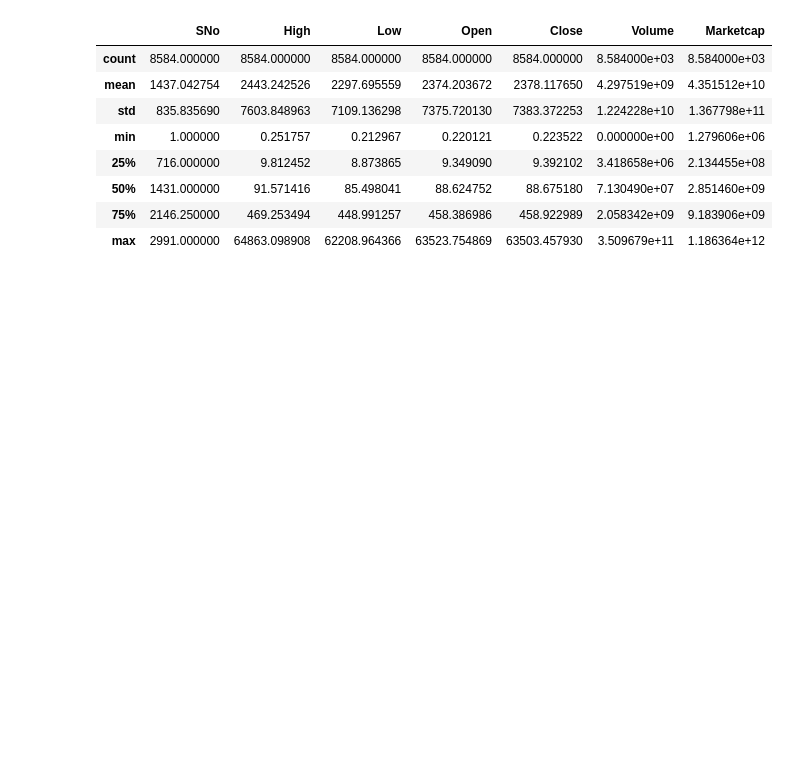
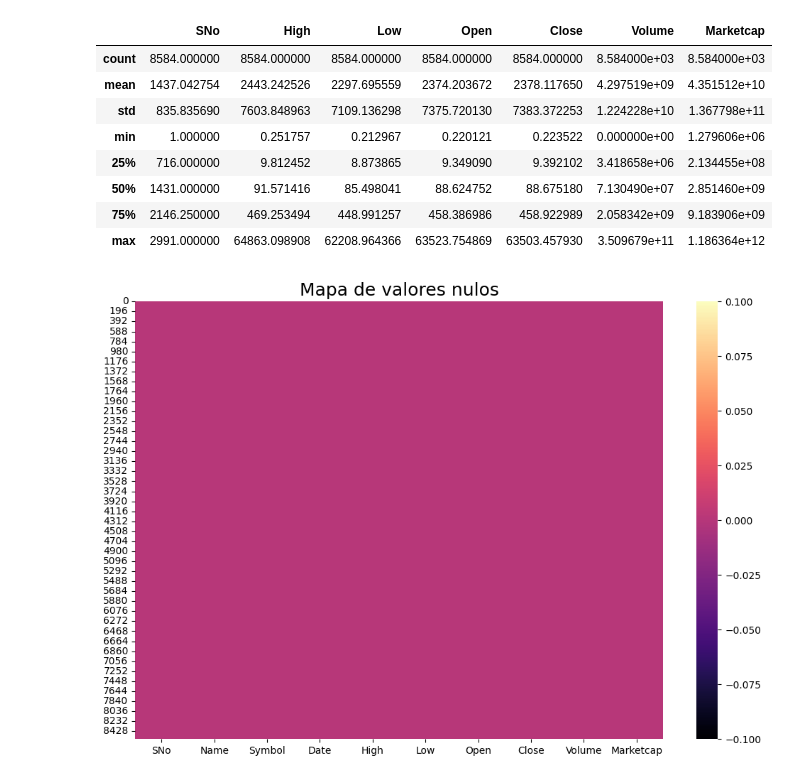
Before and after one commit to SpecTr03/Crypto-price-prediction, a Jupyter notebook: cryptoAnalysis.ipynb, the cells around one changed output. Saved outputs shown, nothing was run; the diff lists cells and outputs as text; code cells hidden in the pictures; blank space fills up the shorter version.

```diff
--- a/cryptoAnalysis.ipynb
+++ b/cryptoAnalysis.ipynb
@@ -62,3 +62,10 @@ memory usage: 670.8+ KB
 | 50% | 1431.000000 | 91.571416 | 85.498041 | 88.624752 | 88.675180 | 7.130490e+07 | 2.851460e+09 |
 | 75% | 2146.250000 | 469.253494 | 448.991257 | 458.386986 | 458.922989 | 2.058342e+09 | 9.183906e+09 |
 | max | 2991.000000 | 64863.098908 | 62208.964366 | 63523.754869 | 63503.457930 | 3.509679e+11 | 1.186364e+12 |
+# %%
+plt.figure(figsize=(12,8))
+sns.heatmap(df.isnull(), cmap='magma', cbar=True)
+plt.title('Mapa de valores nulos', fontsize=18)
+plt.show()
+# %% [output]
+[figure, added]
```
Also changed, not shown: parts of 1 cell of this notebook.
